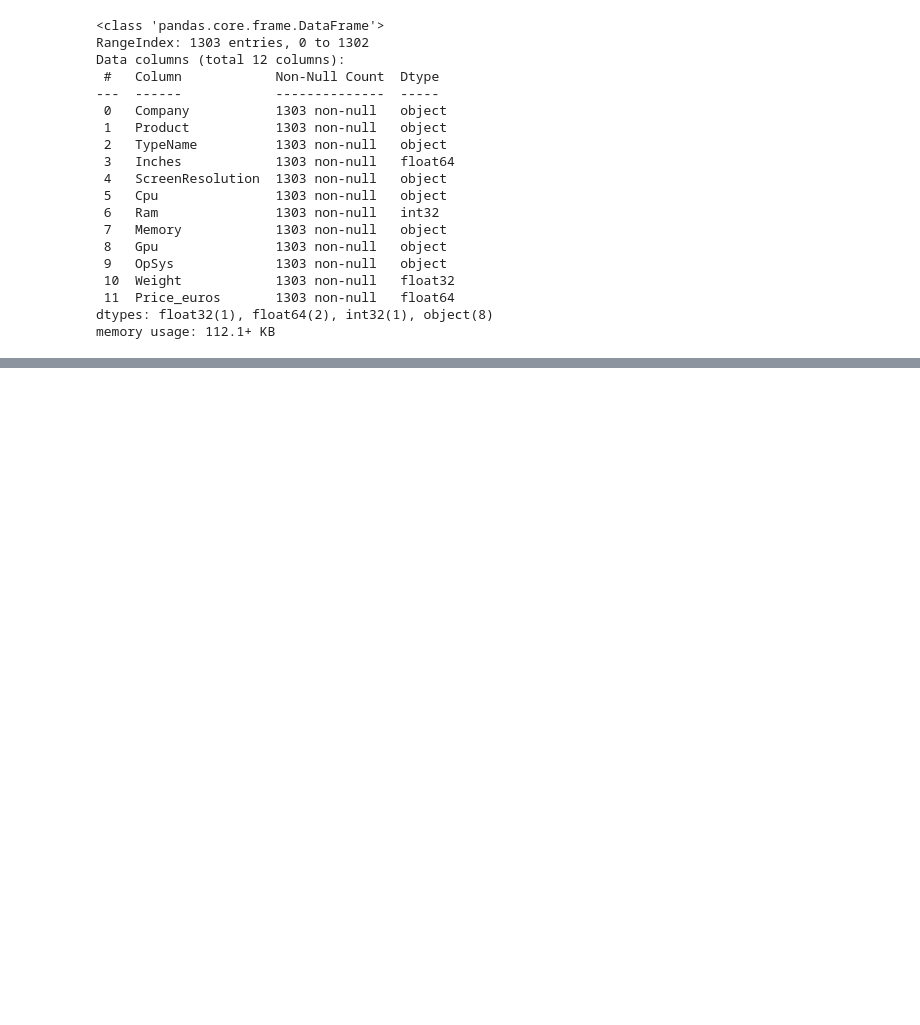
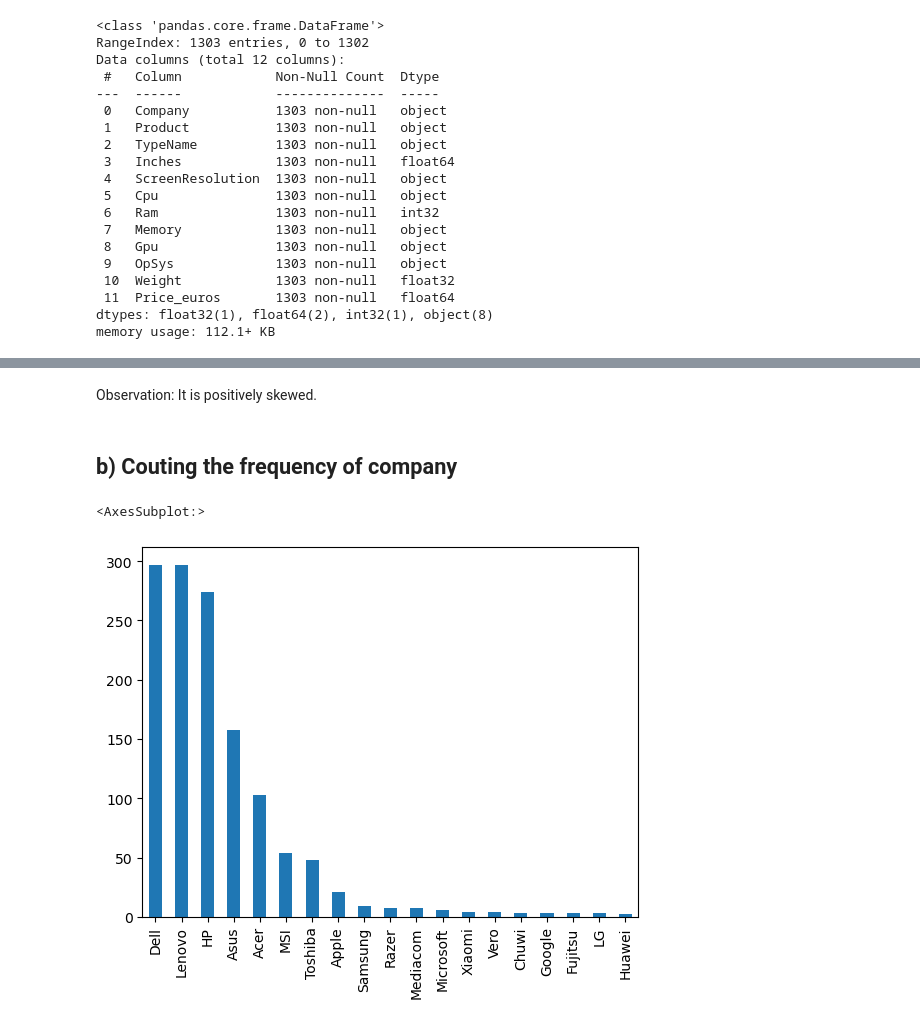
Before and after one commit to Debendra62/Laptop_price_prediction, a Jupyter notebook: laptop_price_prediction.ipynb, the cells around one changed output, grey strips where cells are left out. Cells and saved outputs as stored; diff of their text form; code cells hidden in the pictures; blank space fills up the shorter version.

```diff
--- a/laptop_price_prediction.ipynb
+++ b/laptop_price_prediction.ipynb
@@ -139,0 +177,9 @@ memory usage: 112.1+ KB
+# %% [markdown]
+Observation: It is positively skewed.
+# %% [markdown]
+## b) Couting the frequency of company
+# %%
+df['Company'].value_counts().plot(kind='bar')
+# %% [output]
+<AxesSubplot:>
+[figure, added]
```
Also changed, not shown: parts of 67 cells of this notebook.
